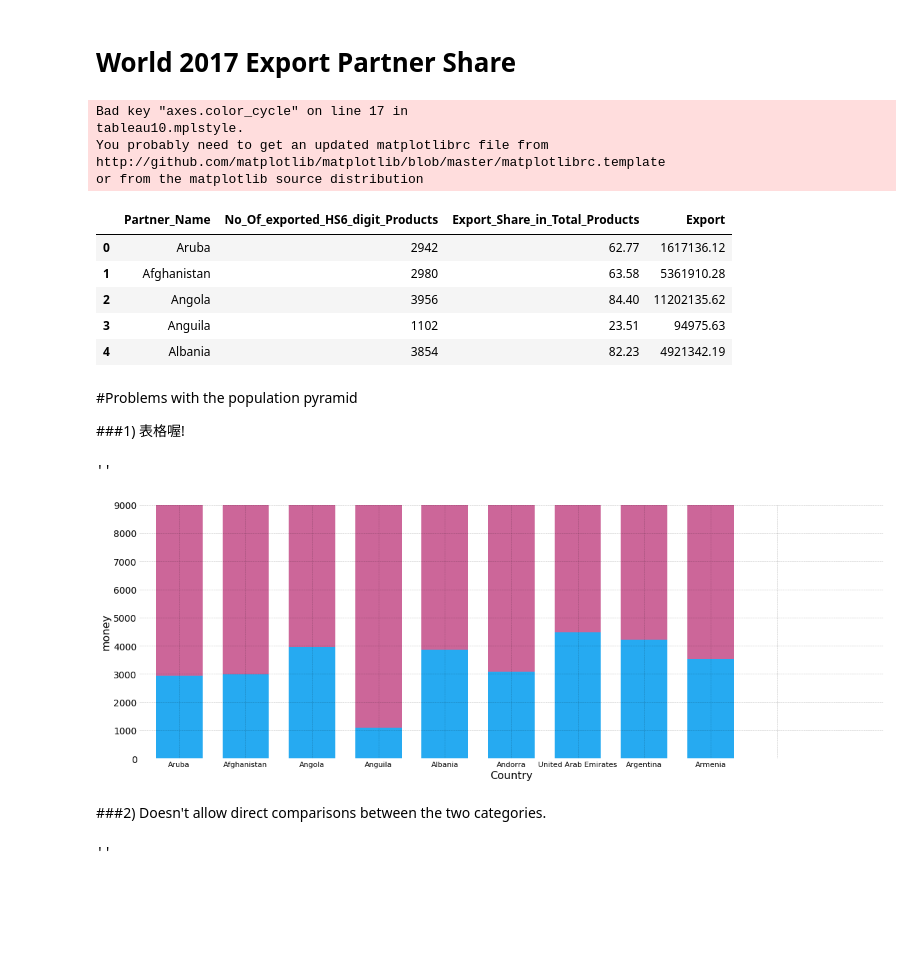
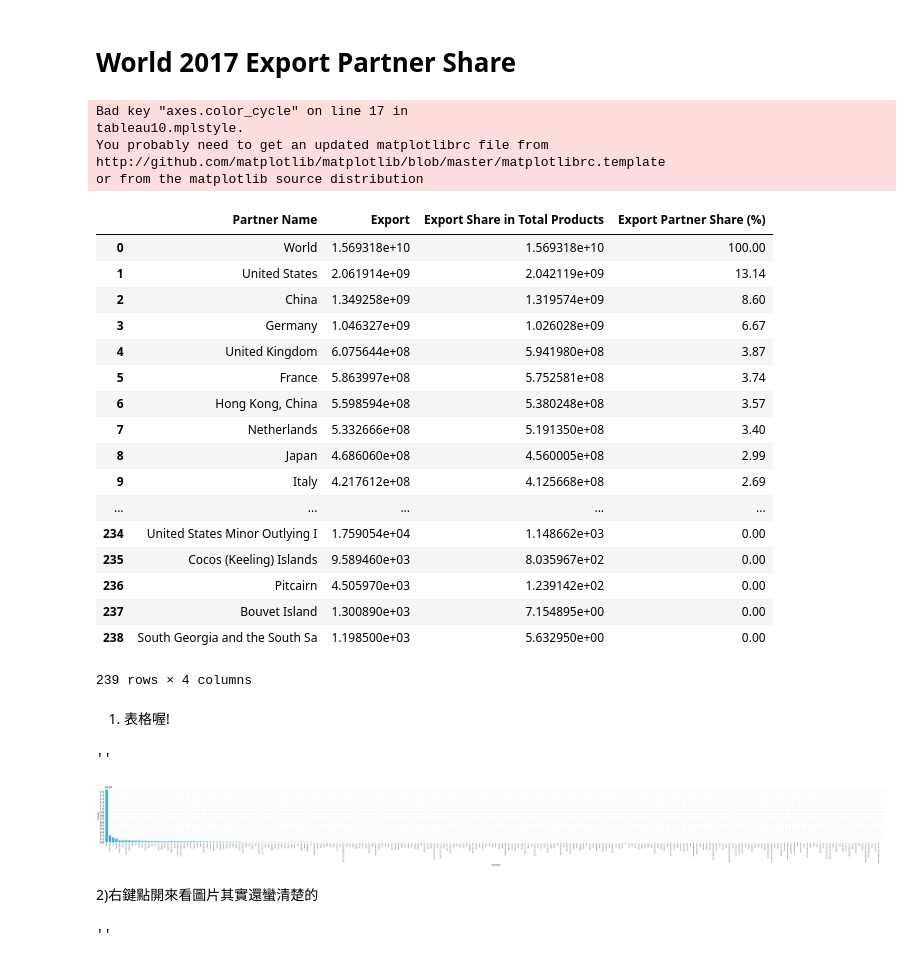
Before and after one commit to linenming/Lin, a Jupyter notebook: 01 Numerical/World 2017 Export Partner Share.ipynb, the cells around one changed output. Cells and saved outputs as stored; diff of their text form; code cells hidden in the pictures; blank space fills up the shorter version.

```diff
--- a/01 Numerical/World 2017 Export Partner Share.ipynb
+++ b/01 Numerical/World 2017 Export Partner Share.ipynb
@@ -10,47 +10,60 @@ import numpy as np
 plt.style.use('tableau10.mplstyle')
 
 age_gender_data = pd.read_csv('WITS-Partner.csv')
-age_gender_data.head()
+age_gender_data.head(240)
 # %% [output]
 Bad key "axes.color_cycle" on line 17 in
 tableau10.mplstyle.
 You probably need to get an updated matplotlibrc file from
 http://github.com/matplotlib/matplotlib/blob/master/matplotlibrc.template
 or from the matplotlib source distribution
-|  | Partner_Name | No_Of_exported_HS6_digit_Products | Export_Share_in_Total_Products | Export |
-| 0 | Aruba | 2942 | 62.77 | 1617136.12 |
-| 1 | Afghanistan | 2980 | 63.58 | 5361910.28 |
-| 2 | Angola | 3956 | 84.40 | 11202135.62 |
-| 3 | Anguila | 1102 | 23.51 | 94975.63 |
-| 4 | Albania | 3854 | 82.23 | 4921342.19 |
+|  | Partner Name | Export | Export Share in Total Products | Export Partner Share (%) |
+| 0 | World | 1.569318e+10 | 1.569318e+10 | 100.00 |
+| 1 | United States | 2.061914e+09 | 2.042119e+09 | 13.14 |
+| 2 | China | 1.349258e+09 | 1.319574e+09 | 8.60 |
+| 3 | Germany | 1.046327e+09 | 1.026028e+09 | 6.67 |
+| 4 | United Kingdom | 6.075644e+08 | 5.941980e+08 | 3.87 |
+| 5 | France | 5.863997e+08 | 5.752581e+08 | 3.74 |
+| 6 | Hong Kong, China | 5.598594e+08 | 5.380248e+08 | 3.57 |
+| 7 | Netherlands | 5.332666e+08 | 5.191350e+08 | 3.40 |
+| 8 | Japan | 4.686060e+08 | 4.560005e+08 | 2.99 |
+| 9 | Italy | 4.217612e+08 | 4.125668e+08 | 2.69 |
+| ... | ... | ... | ... | ... |
+| 234 | United States Minor Outlying I | 1.759054e+04 | 1.148662e+03 | 0.00 |
+| 235 | Cocos (Keeling) Islands | 9.589460e+03 | 8.035967e+02 | 0.00 |
+| 236 | Pitcairn | 4.505970e+03 | 1.239142e+02 | 0.00 |
+| 237 | Bouvet Island | 1.300890e+03 | 7.154895e+00 | 0.00 |
+| 238 | South Georgia and the South Sa | 1.198500e+03 | 5.632950e+00 | 0.00 |
+239 rows × 4 columns
-# %% [markdown]
-#Problems with the population pyramid
-
-###1) 表格喔!
+# %% [markdown]
+1) 表格喔!
 # %%
-fig = plt.figure(figsize=(20, 7))
+fig = plt.figure(figsize=(100, 7))
 ax1 = fig.add_subplot(111)
 
 for (i, row) in age_gender_data.iterrows():
-    plt.bar([i, i], [row['Export'], row['No_Of_exported_HS6_digit_Products']],
+    plt.bar([i, i], [row['Export'], row['Export Share in Total Products']],
             color=['#CC6699' ,'#26AAF1'], width=0.7, align='center', edgecolor='none')
 
-plt.xlim(-0.6, 10.6)
-plt.ylim(0, 5.1e3)
+plt.xlim(-0.6, 240.6)
+plt.ylim(0, 1.6e10)
 #plt.grid(False, axis='x')
-plt.xticks(np.arange(0, 10), age_gender_data['Partner_Name'], fontsize=11)
-plt.yticks(np.arange(0, 10e3, 1e3))
-## ,           ['{}m'.format(int(abs(x) / 1e6)) if x != 0 else 0 for x in np.arange(-12e3, 13e3, 2e3)])
+plt.xticks(np.arange(0, 240), age_gender_data['Partner Name'], fontsize=9, rotation=90)
+plt.yticks(np.arange(0, 1.6e10, 1e9)
+# ,           ['{}m'.format(int(abs(x) / 1e6)) if x != 0 else 0 for x in np.arange(-12e3, 1.6e10, 1e9)]
+          )
 plt.xlabel('Country')
 plt.ylabel('money')
 
+#plt.semilogy(i,row)
+
 plt.savefig('pop_pyramid_rotated.pdf')
 ;
 # %% [output]
 ''
-[figure, old version]
+[figure, new version]
-# %% [markdown]
-###2) Doesn't allow direct comparisons between the two categories.
+# %% [markdown]
+2)右鍵點開來看圖片其實還蠻清楚的
 # %%
 fig = plt.figure(figsize=(15, 7))
 ax1 = fig.add_subplot(111)
```
Also changed, not shown: parts of 1 cell of this notebook, 4 other files.
